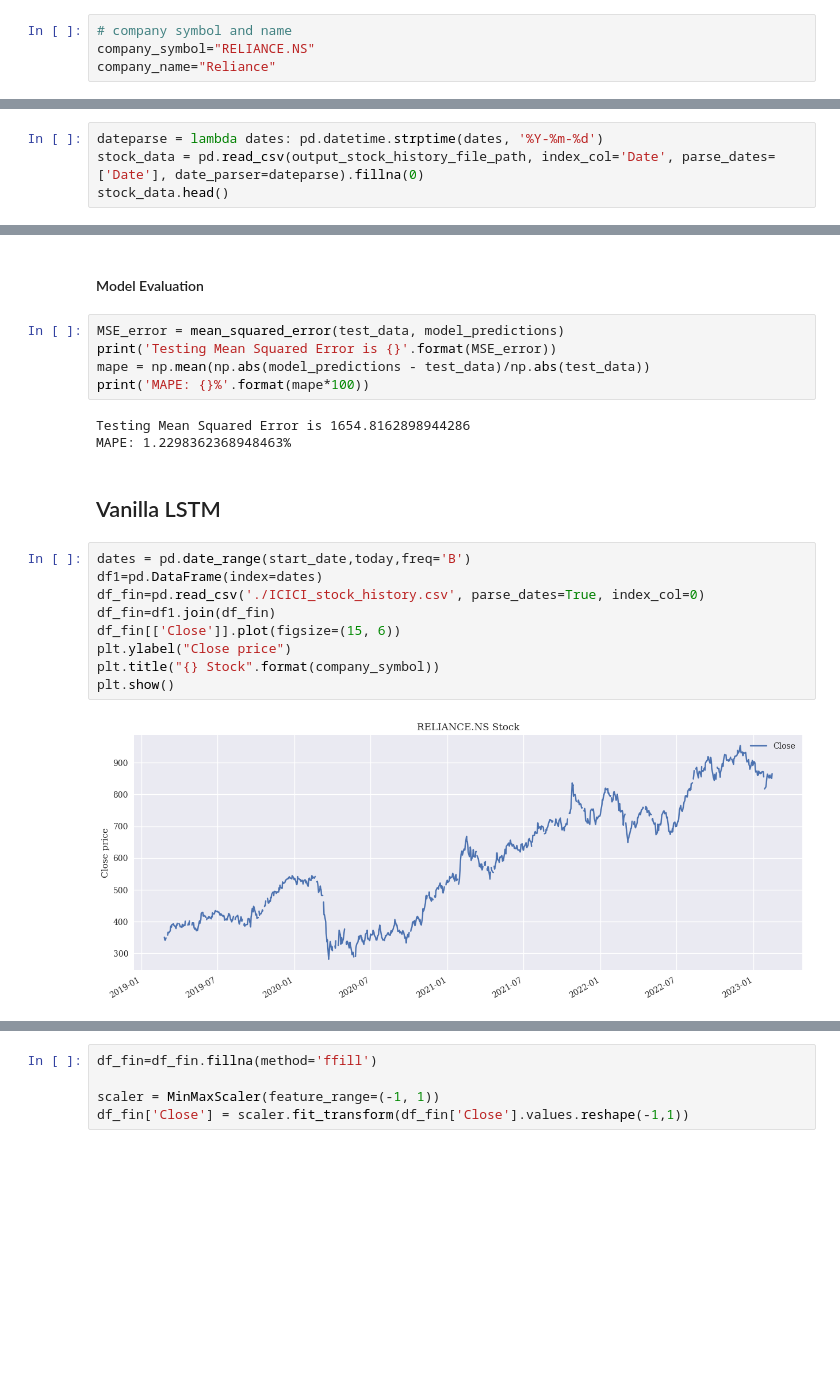
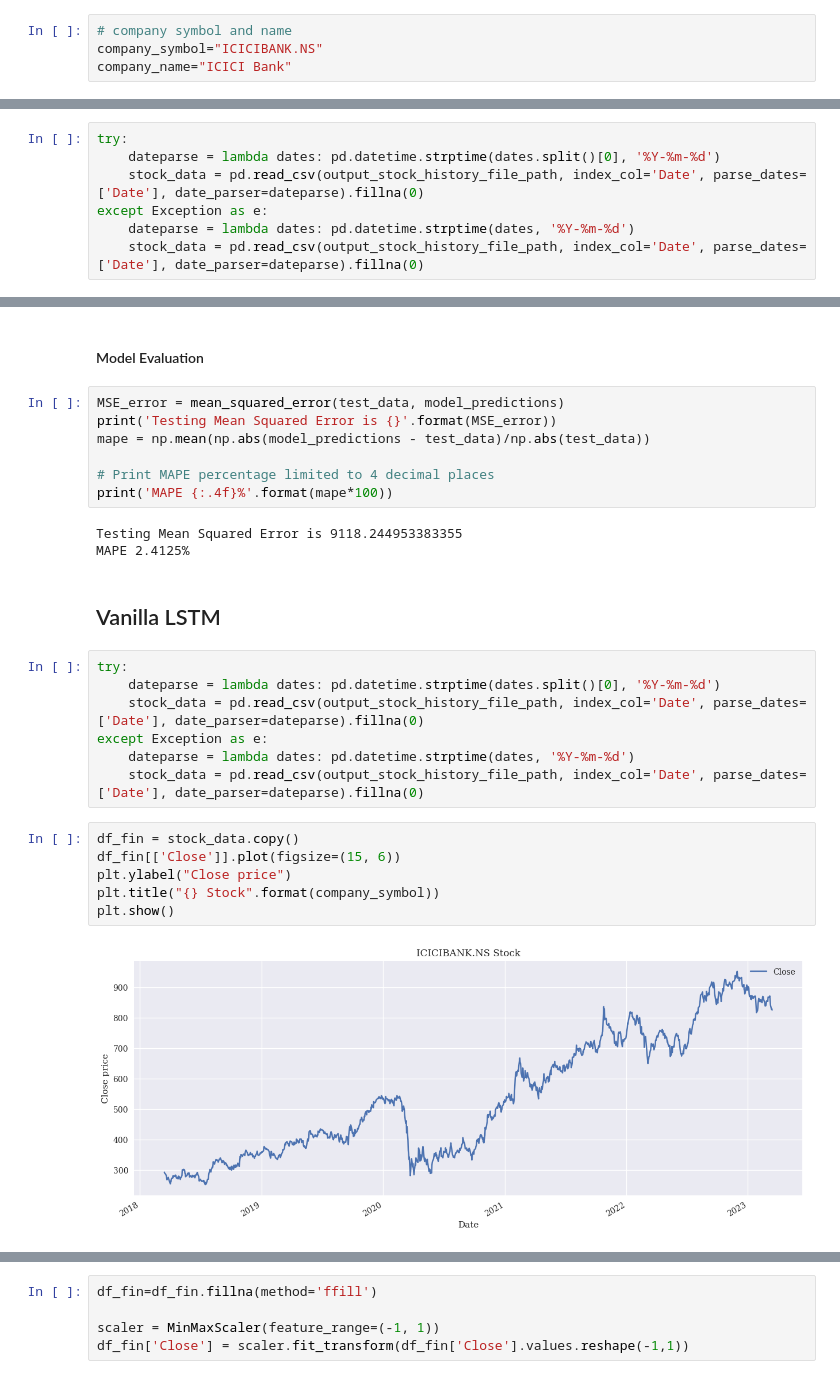
Before and after one commit to ashwinkey04/pred-backend, a Jupyter notebook: fyp_phase_1.ipynb, the cells around one changed output, grey strips where cells are left out. Drawn from its saved outputs; the diff is of its cells as text; blank space fills up the shorter version.

```diff
--- a/fyp_phase_1.ipynb
+++ b/fyp_phase_1.ipynb
@@ -129,5 +120,5 @@ from google.cloud import storage
 ## Define parameters
 # %%
 # company symbol and name
-company_symbol="RELIANCE.NS"
-company_name="Reliance"
+company_symbol="ICICIBANK.NS"
+company_name="ICICI Bank"
@@ -509,6 +518,9 @@ from pmdarima.arima import auto_arima
 from sklearn.metrics import mean_squared_error, mean_absolute_error
 import math
 # %%
-dateparse = lambda dates: pd.datetime.strptime(dates, '%Y-%m-%d')
-stock_data = pd.read_csv(output_stock_history_file_path, index_col='Date', parse_dates=['Date'], date_parser=dateparse).fillna(0)
-stock_data.head()
+try:
+    dateparse = lambda dates: pd.datetime.strptime(dates.split()[0], '%Y-%m-%d')
+    stock_data = pd.read_csv(output_stock_history_file_path, index_col='Date', parse_dates=['Date'], date_parser=dateparse).fillna(0)
+except Exception as e:
+    dateparse = lambda dates: pd.datetime.strptime(dates, '%Y-%m-%d')
+    stock_data = pd.read_csv(output_stock_history_file_path, index_col='Date', parse_dates=['Date'], date_parser=dateparse).fillna(0)
@@ -733,23 +744,29 @@ update_time {
 MSE_error = mean_squared_error(test_data, model_predictions)
 print('Testing Mean Squared Error is {}'.format(MSE_error))
 mape = np.mean(np.abs(model_predictions - test_data)/np.abs(test_data))
-print('MAPE: {}%'.format(mape*100))
+
+# Print MAPE percentage limited to 4 decimal places
+print('MAPE {:.4f}%'.format(mape*100))
 # %% [output]
-Testing Mean Squared Error is 1654.8162898944286
-MAPE: 1.2298362368948463%
+Testing Mean Squared Error is 9118.244953383355
+MAPE 2.4125%
 # %% [markdown]
 ## Vanilla LSTM
+# %%
+try:
+    dateparse = lambda dates: pd.datetime.strptime(dates.split()[0], '%Y-%m-%d')
+    stock_data = pd.read_csv(output_stock_history_file_path, index_col='Date', parse_dates=['Date'], date_parser=dateparse).fillna(0)
+except Exception as e:
+    dateparse = lambda dates: pd.datetime.strptime(dates, '%Y-%m-%d')
+    stock_data = pd.read_csv(output_stock_history_file_path, index_col='Date', parse_dates=['Date'], date_parser=dateparse).fillna(0)
 # %%
-dates = pd.date_range(start_date,today,freq='B')
-df1=pd.DataFrame(index=dates)
-df_fin=pd.read_csv('./ICICI_stock_history.csv', parse_dates=True, index_col=0)
-df_fin=df1.join(df_fin)
+df_fin = stock_data.copy()
 df_fin[['Close']].plot(figsize=(15, 6))
 plt.ylabel("Close price")
 plt.title("{} Stock".format(company_symbol))
 plt.show()
 # %% [output]
-[figure, old version]
+[figure, new version]
 # %%
 df_fin=df_fin[['Close']]
 df_fin.info()
```
Also changed, not shown: parts of 40 cells of this notebook.
